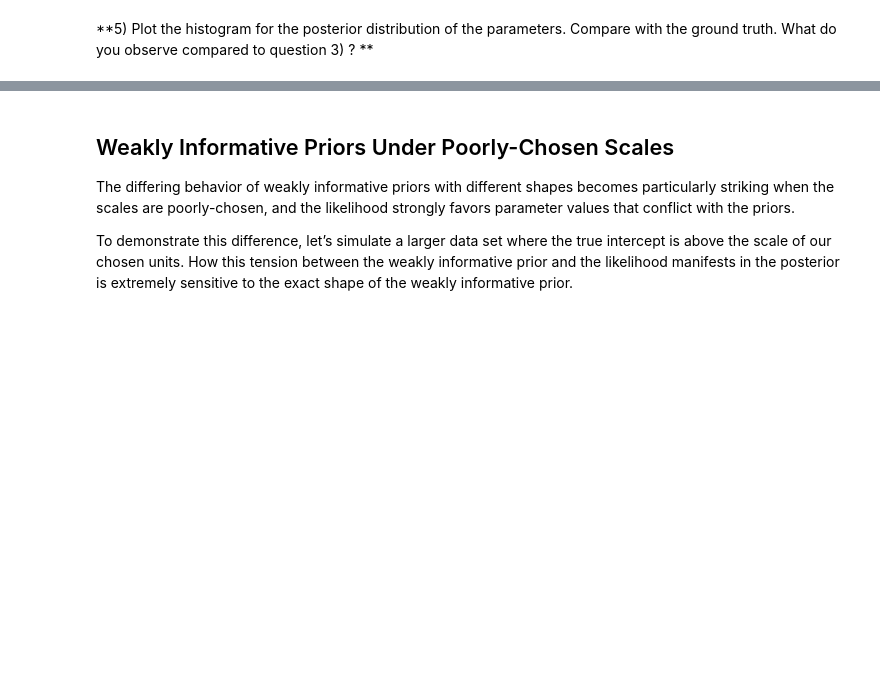
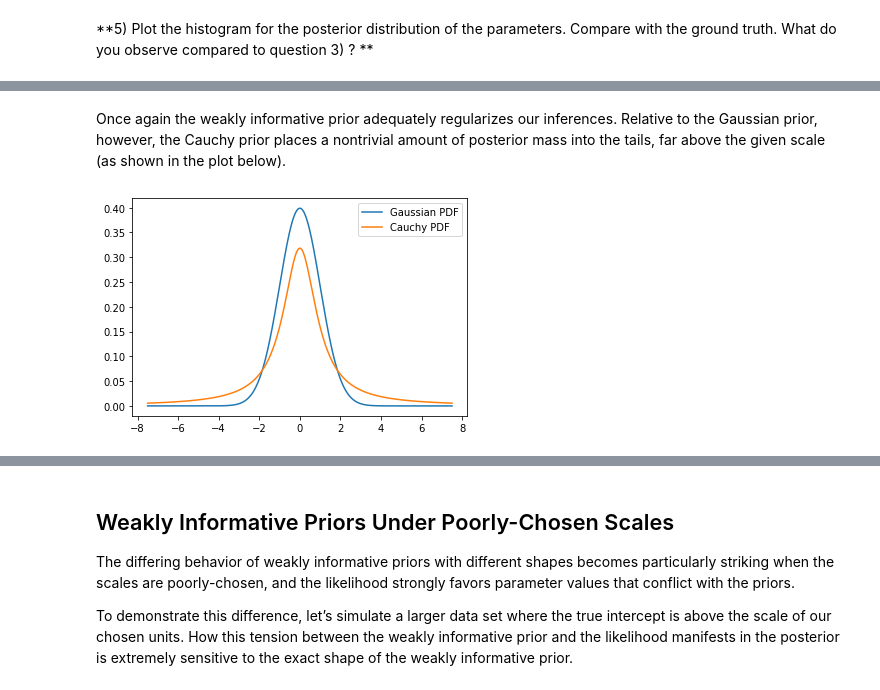
Before and after one commit to marcolorenzi/marcolorenzi.github.io, a Jupyter notebook: material/Bayes/ExerciseSession3_no_solution.ipynb, the cells around one changed output, grey strips where cells are left out. Saved outputs shown, nothing was run; the diff lists cells and outputs as text; code cells hidden in the pictures; blank space fills up the shorter version.

```diff
--- a/material/Bayes/ExerciseSession3_no_solution.ipynb
+++ b/material/Bayes/ExerciseSession3_no_solution.ipynb
@@ -128,0 +371,13 @@ To contrast, let’s now consider the more heavily-tailed priors given by Cauchy
+# %% [markdown]
+Once again the weakly informative prior adequately regularizes our inferences. Relative to the Gaussian prior, however, the Cauchy prior places a nontrivial amount of posterior mass into the tails, far above the given scale (as shown in the plot below).
+# %%
+from scipy import stats
+
+xs = np.linspace(-7.5,7.5, 1000)
+
+plt.plot(xs, stats.norm.pdf(xs, loc=0, scale=1), label='Gaussian PDF')
+plt.plot(xs, stats.cauchy.pdf(xs, loc=0, scale=1), label='Cauchy PDF')
+plt.legend()
+plt.show()
+# %% [output]
+[figure, added]
```
Also changed, not shown: parts of 40 cells of this notebook, 2 other files.
